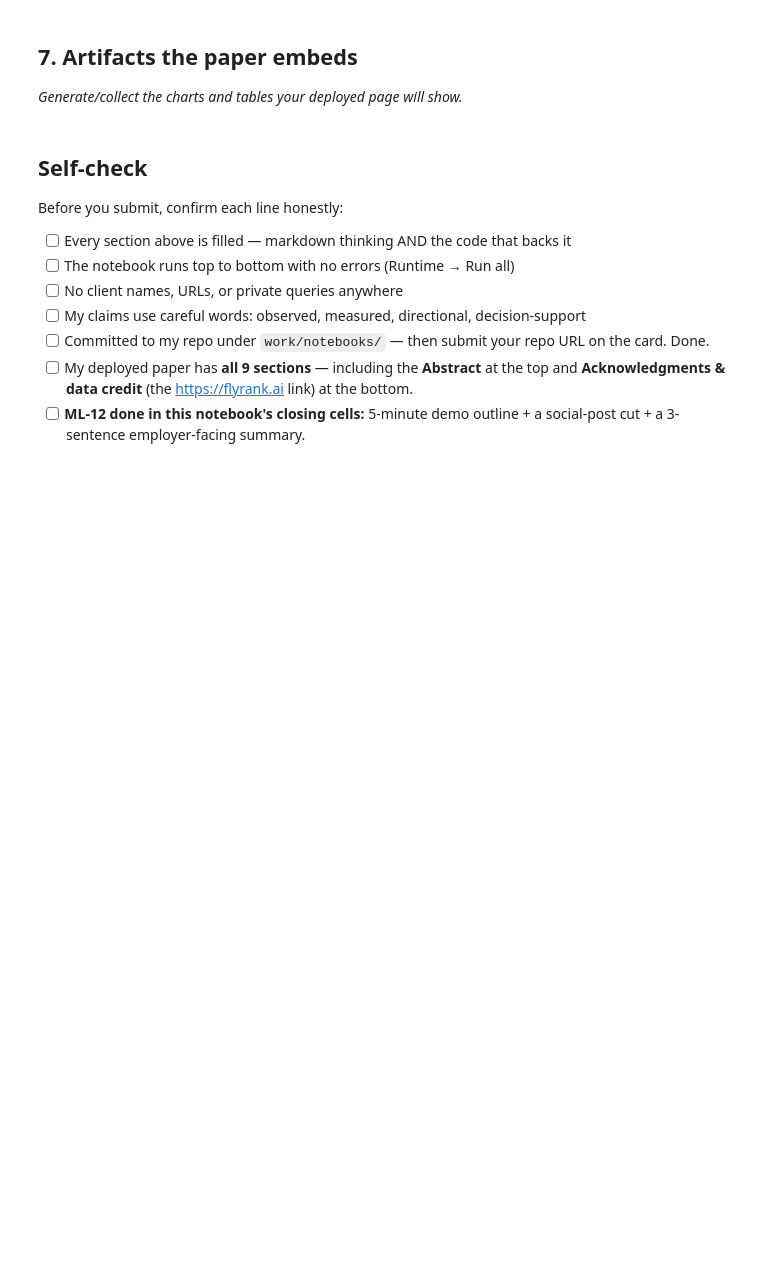
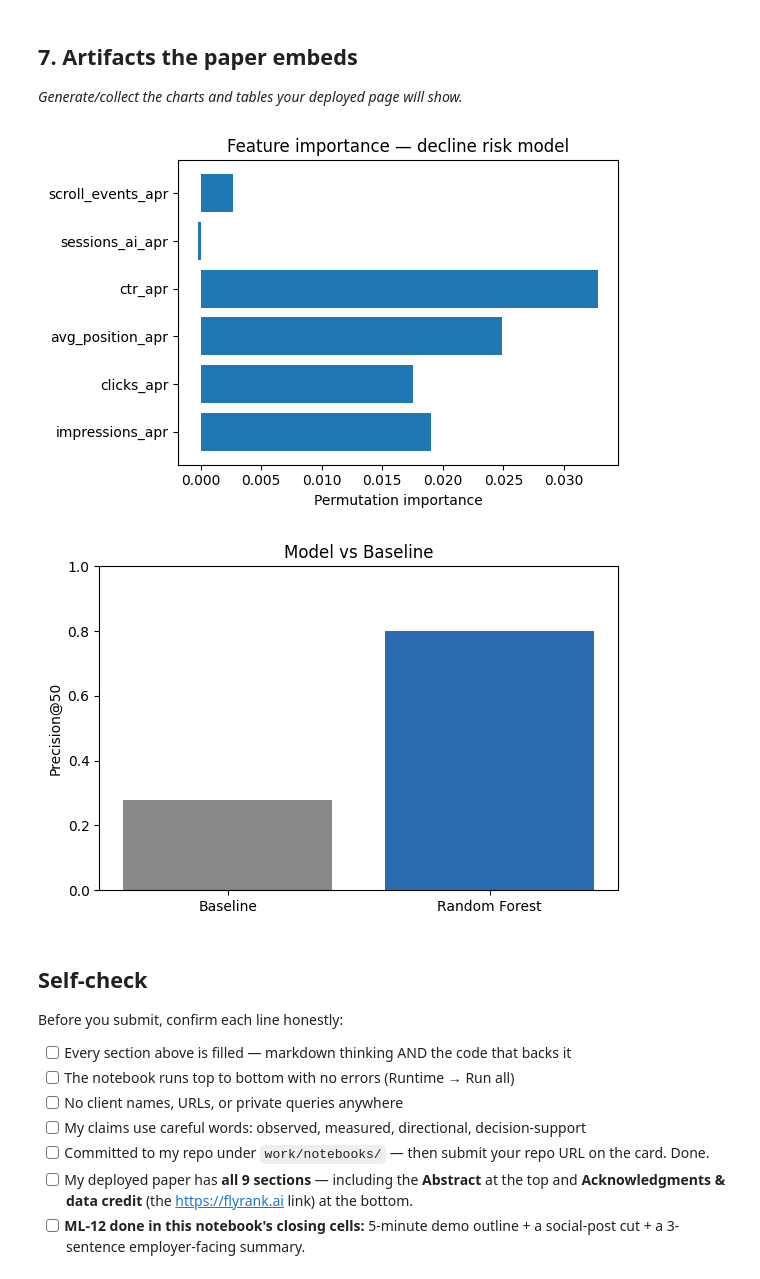
Before and after one commit to maha-naveed77/Flyrank-Internship, a Jupyter notebook: work/notebooks/capstone.ipynb, the cells around one changed output. Saved outputs shown, nothing was run; the diff lists cells and outputs as text; code cells hidden in the pictures; blank space fills up the shorter version.

```diff
--- a/work/notebooks/capstone.ipynb
+++ b/work/notebooks/capstone.ipynb
@@ -22,3 +84,20 @@ This skeleton is yours to fill. Work the sections **in order** — each one has
 ## 4. Results (vs baseline)
 
 *Model vs baseline on the same split. The honest table.*
+# %%
+bins = [0, 3, 10, 20, 50, float('inf')]
+labels_ = ['top_3','page_1','striking','page_3_5','deep']
+train_df = train_df.copy()
+train_df['position_tier'] = pd.cut(train_df['avg_position_apr'], bins=bins, labels=labels_).astype(str)
+test_df['position_tier'] = pd.cut(test_df['avg_position_apr'], bins=bins, labels=labels_).astype(str)
+tier_mean_ctr = train_df.groupby('position_tier')['ctr_apr'].mean()
+test_df['expected_ctr'] = test_df['position_tier'].map(tier_mean_ctr).astype(float)
+test_df['baseline_score'] = (test_df['expected_ctr'] - test_df['ctr_apr']) * test_df['impressions_apr']
+
+rf = RandomForestClassifier(n_estimators=200, random_state=42, class_weight='balanced')
+rf.fit(train_df[features].fillna(0), train_df['is_declining'])
+test_df['rf_score'] = rf.predict_proba(test_df[features].fillna(0))[:, 1]
+
+p_baseline = precision_at_k(test_df, 'baseline_score', 'is_declining', 50)
+p_rf = precision_at_k(test_df, 'rf_score', 'is_declining', 50)
+print(pd.DataFrame({'method': ['baseline_rule', 'random_forest'], 'precision_at_50': [p_baseline, p_rf]}))
@@ -30,3 +116,14 @@ This skeleton is yours to fill. Work the sections **in order** — each one has
 ## 6. Ranked recommendations
 
 *The action playbook output — the paper's recommendations section.*
+# %%
+def reason_code(row):
+    if row['ctr_apr'] < 0.01 and row['impressions_apr'] > 50:
+        return 'HIGH_VISIBILITY_LOW_CTR'
+    elif row['avg_position_apr'] > 20:
+        return 'POOR_POSITION_HIGH_IMPRESSIONS'
+    return 'GENERAL_DECLINE_RISK'
+test_df['reason_code'] = test_df.apply(reason_code, axis=1)
+test_df['action'] = np.where(test_df['rf_score'] >= 0.6, 'review_for_refresh',
+                       np.where(test_df['rf_score'] >= 0.4, 'monitor', 'no_action'))
+print(test_df.sort_values('rf_score', ascending=False)[['reason_code','action']].head(10))
@@ -34,6 +143,26 @@ This skeleton is yours to fill. Work the sections **in order** — each one has
 ## 7. Artifacts the paper embeds
 
 *Generate/collect the charts and tables your deployed page will show.*
+# %%
+os.makedirs('work/outputs', exist_ok=True)
+os.makedirs('work/figures', exist_ok=True)
+
+perm = permutation_importance(rf, test_df[features].fillna(0), test_df['is_declining'], n_repeats=10, random_state=42)
+plt.figure(figsize=(6,4))
+plt.barh(features, perm.importances_mean)
+plt.xlabel('Permutation importance'); plt.title('Feature importance — decline risk model')
+plt.tight_layout(); plt.savefig('work/figures/feature_importance.png'); plt.show()
+
+plt.figure(figsize=(6,4))
+plt.bar(['Baseline','Random Forest'], [p_baseline, p_rf], color=['#888','#2b6cb0'])
+plt.ylabel('Precision@50'); plt.ylim(0,1); plt.title('Model vs Baseline')
+plt.tight_layout(); plt.savefig('work/figures/model_vs_baseline.png'); plt.show()
+
+metrics = {'precision_at_50_baseline': float(p_baseline), 'precision_at_50_model_grouped': float(p_rf)}
+with open('work/outputs/model_metrics.json','w') as f: json.dump(metrics, f, indent=2)
+# %% [output]
+[figure, added]
+[figure, added]
 # %% [markdown]
 ## Self-check
 
```
Also changed, not shown: parts of 10 cells of this notebook.
